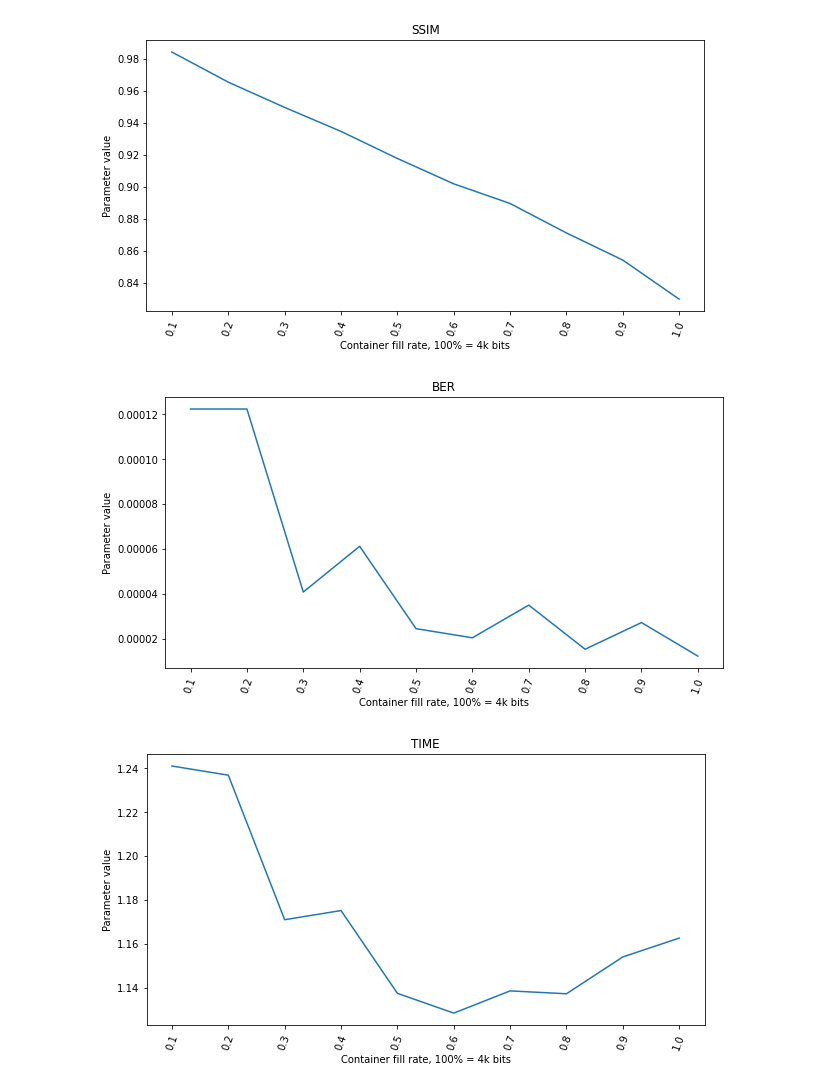
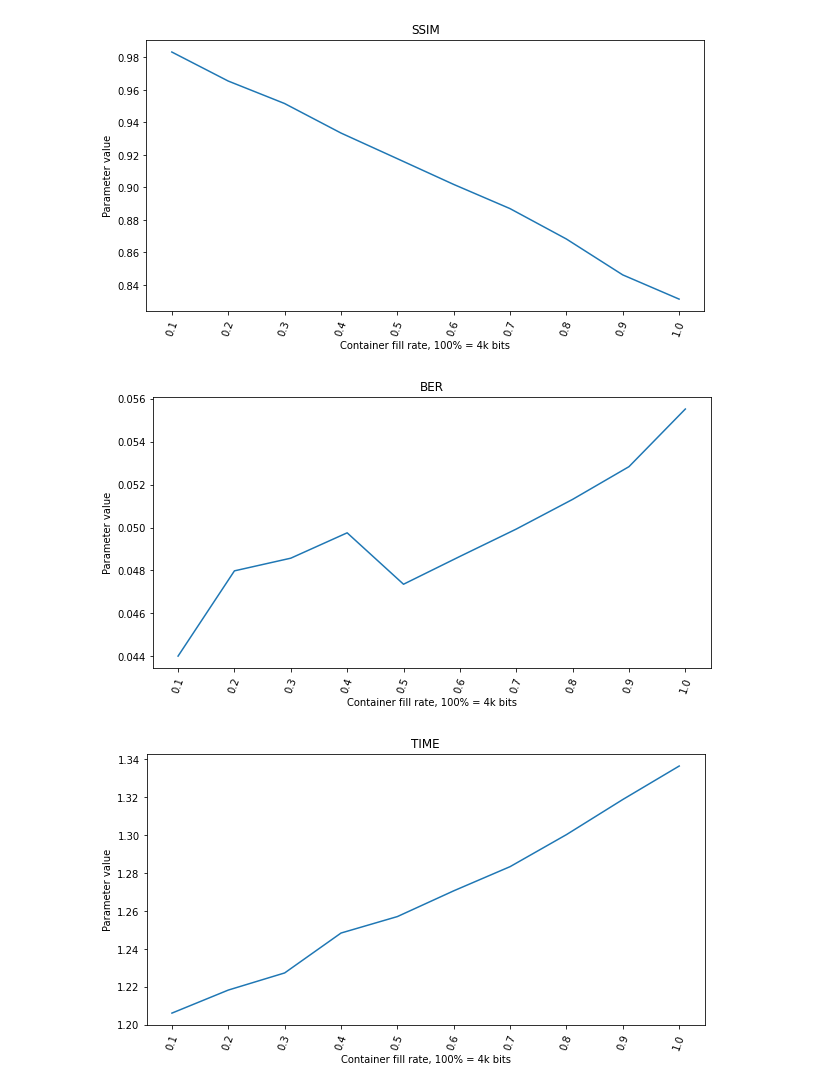
Before and after one commit to Noktyrn/DigitalSteganogarphy, a Jupyter notebook: Test.ipynb, the cells around one changed output. Saved outputs shown, nothing was run; the diff lists cells and outputs as text; code cells hidden in the pictures.

```diff
--- a/Test.ipynb
+++ b/Test.ipynb
@@ -52,0 +121,8 @@ exp.make_experiment()
+# %%
+AE = algo(insert_message_AddEmb, extract_message_AddEmb)
+iAE = algo(insert_message_iAddEmb, extract_message_AddEmb)
+
+exp_normal = Experimenter(my_set, AE, MAX_VALUE=18000)
+exp_iter = Experimenter(my_set, iAE, MAX_VALUE=18000)
+exp_normal.make_experiment()
+exp_iter.make_experiment()
@@ -53,7 +163,7 @@ exp.make_experiment()
 # %%
-x_vals = exp.percentages
+x_vals = exp_iter.percentages
 
-data = {'PSNR': exp.psnr_vals, 'SSIM': exp.ssim_vals, 'BER': exp.ber_vals, 'TIME': exp.time_vals}
+data = {'PSNR': exp_iter.psnr_vals, 'SSIM': exp_iter.ssim_vals, 'BER': exp_iter.ber_vals, 'TIME': exp_iter.time_vals}
 
 for d in data:
     plt.figure(figsize=(10, 5))
@@ -70,3 +180,3 @@ for d in data:
-[figure, old version]
+[figure, new version]
-[figure, old version]
+[figure, new version]
-[figure, old version]
+[figure, new version]
```
Also changed, not shown: parts of 9 cells of this notebook, 1 other file.
